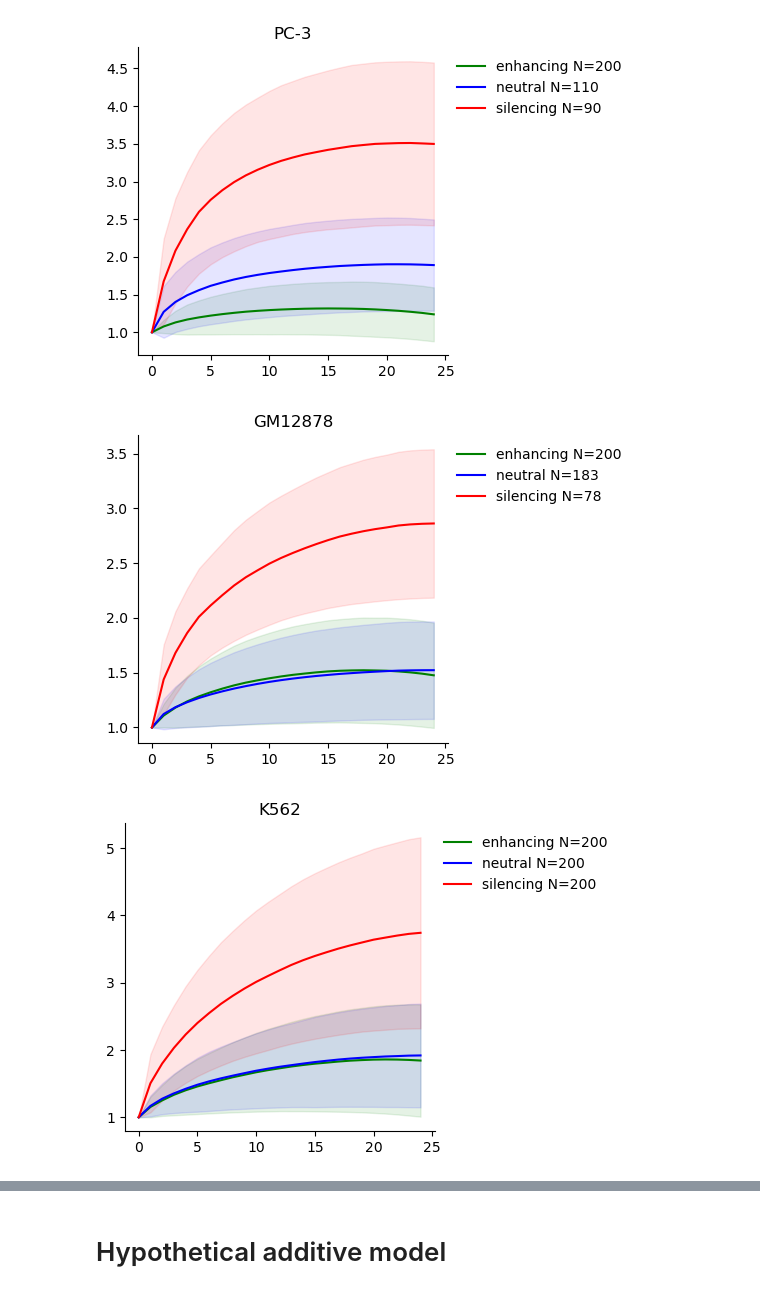
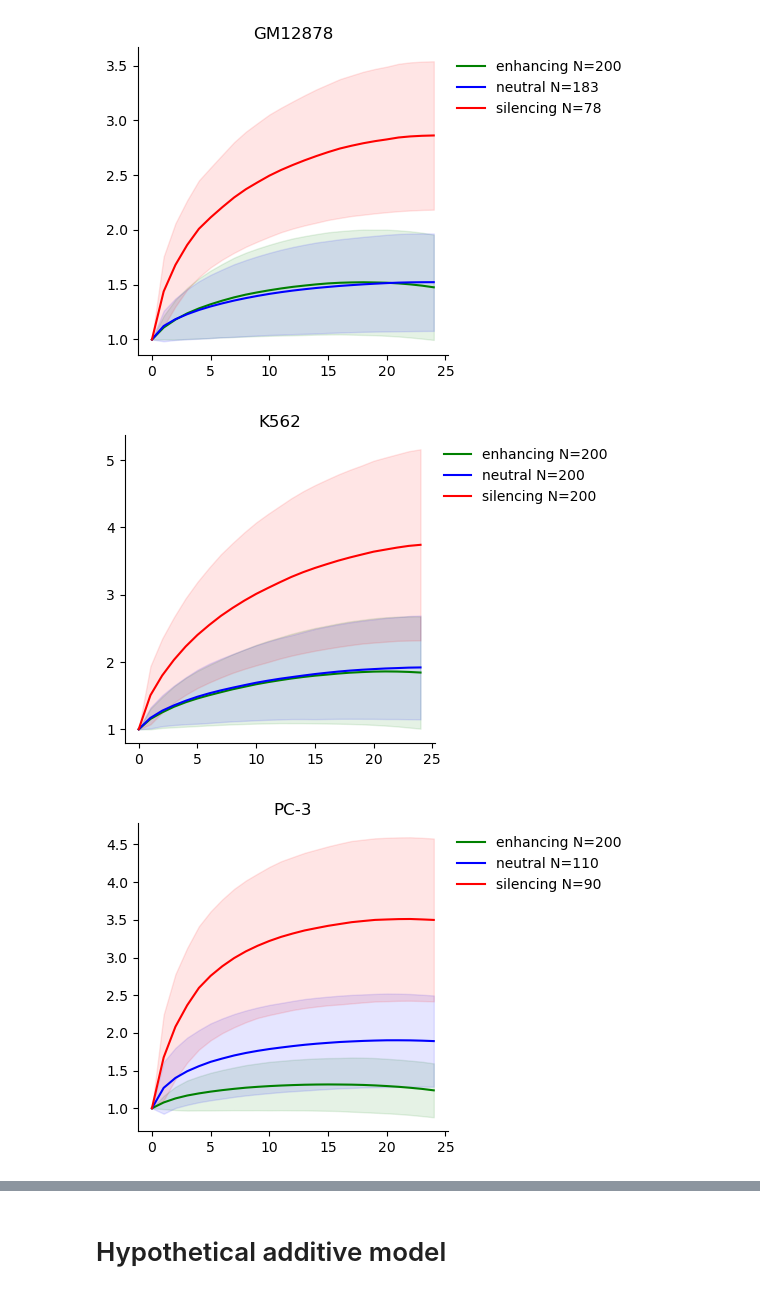
Before and after one commit to p-koo/creme-nn, a Jupyter notebook: figures/silencer_greedy_search.ipynb, the cells around one changed output, grey strips where cells are left out. Cells and saved outputs as stored; diff of their text form; code cells hidden in the pictures.

```diff
--- a/figures/silencer_greedy_search.ipynb
+++ b/figures/silencer_greedy_search.ipynb
@@ -22,8 +24,10 @@ To enable them in other operations, rebuild TensorFlow with the appropriate comp
 # %%
 cell_lines = ['PC-3', 'GM12878', 'K562']
 model_name = 'enformer'
-
+optimization_name = 'max'
 _, cre_tiles = utils.set_tile_range(custom_model.Enformer().seq_length, 5000)
+N_iters = 25
 
 pdf_base_dir = utils.make_dir('pdfs')
 pdf_dir = utils.make_dir(f'{pdf_base_dir}/higher_order_test/')
+summary_csv_dir = f'../results/summary_csvs/enformer/greedy_search/'
@@ -65,0 +36,2 @@ for cell_line in cell_lines:
+# %%
+location_maps = pd.read_csv(f"{summary_csv_dir}/{optimization_name}_locations.csv")
@@ -66,25 +87,25 @@ for cell_line in cell_lines:
+# %%
+all_traces = pd.read_csv(f'{summary_csv_dir}/{optimization_name}_traces.csv', index_col='Unnamed: 0')
 # %%
 color_map = {'enhancing': 'g', 'neutral':'b', 'silencing':'r'}
-for cell_line in cell_lines:
-
+for (cell_line), all_context_data in all_traces.groupby('cell_line'):
 
     fig, ax = plt.subplots(1, 1, figsize=[4,4])
-
-    for context, data in result_summary[cell_line]['greedy search'].items():
-        data = np.array(data)
+    for context, data in all_context_data.groupby('context'):
+        data = data['trace'].values.reshape((data.shape[0]//N_iters, N_iters))
 
         mean = data.mean(axis=0)
         std = data.std(axis=0)
         color = color_map[context]
         ax.plot(mean, c=color, alpha=1, label=f'{context} N={data.shape[0]}')
         ax.fill_between(range(data.shape[1]), mean-std, mean+std, alpha=0.1, color=color)
 
     plt.legend(frameon=False, bbox_to_anchor=[1.6,1])
     ax.spines['top'].set_visible(False)
     ax.spines['right'].set_visible(False)
     plt.title(cell_line)
-    fig.savefig(f'{pdf_dir}/{cell_line}_silencer_search.pdf')
+    # fig.savefig(f'{pdf_dir}/{cell_line}_enhancer_search.pdf')
 # %% [output]
-[figure, old version]
+[figure, new version]
-[figure, old version]
+[figure, new version]
-[figure, old version]
+[figure, new version]
```
Also changed, not shown: parts of 14 cells of this notebook, 3 other files.
